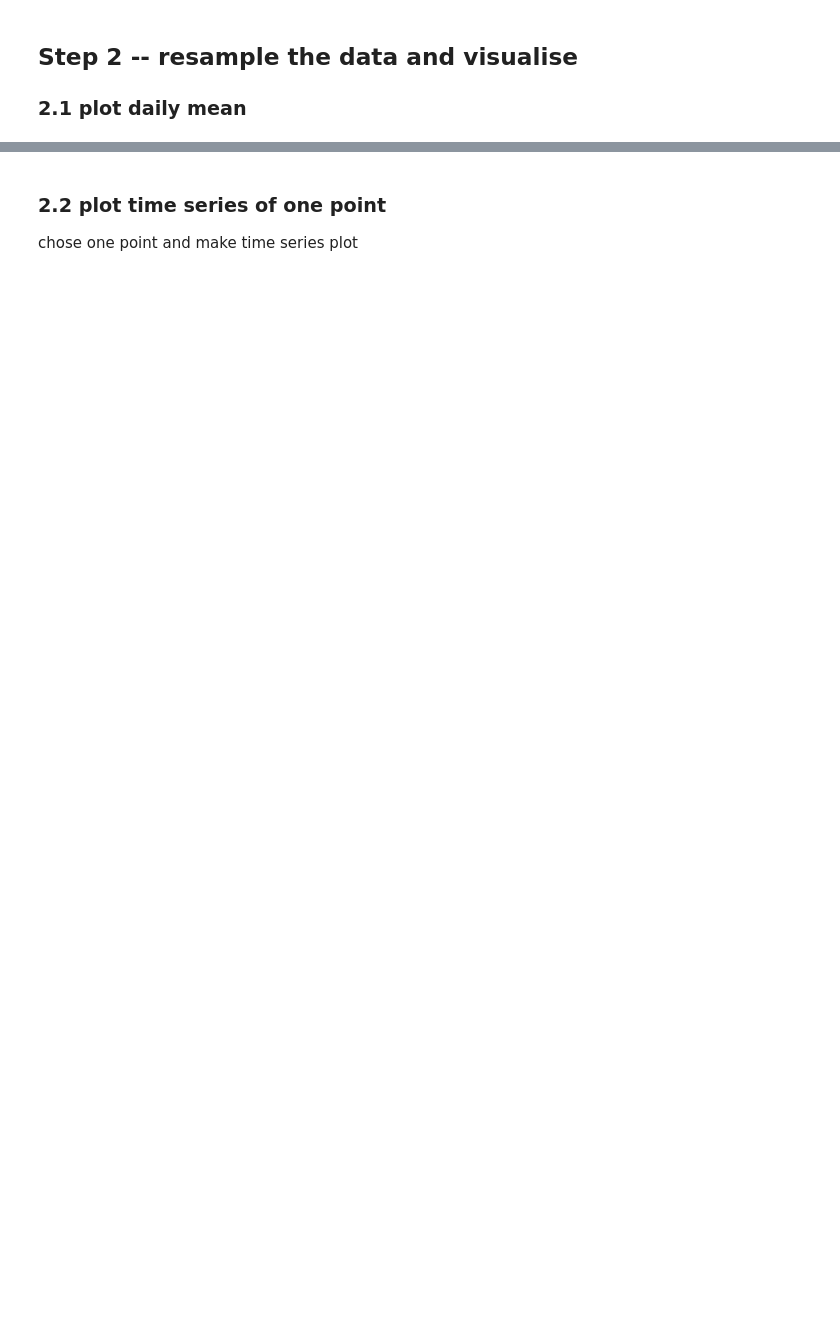
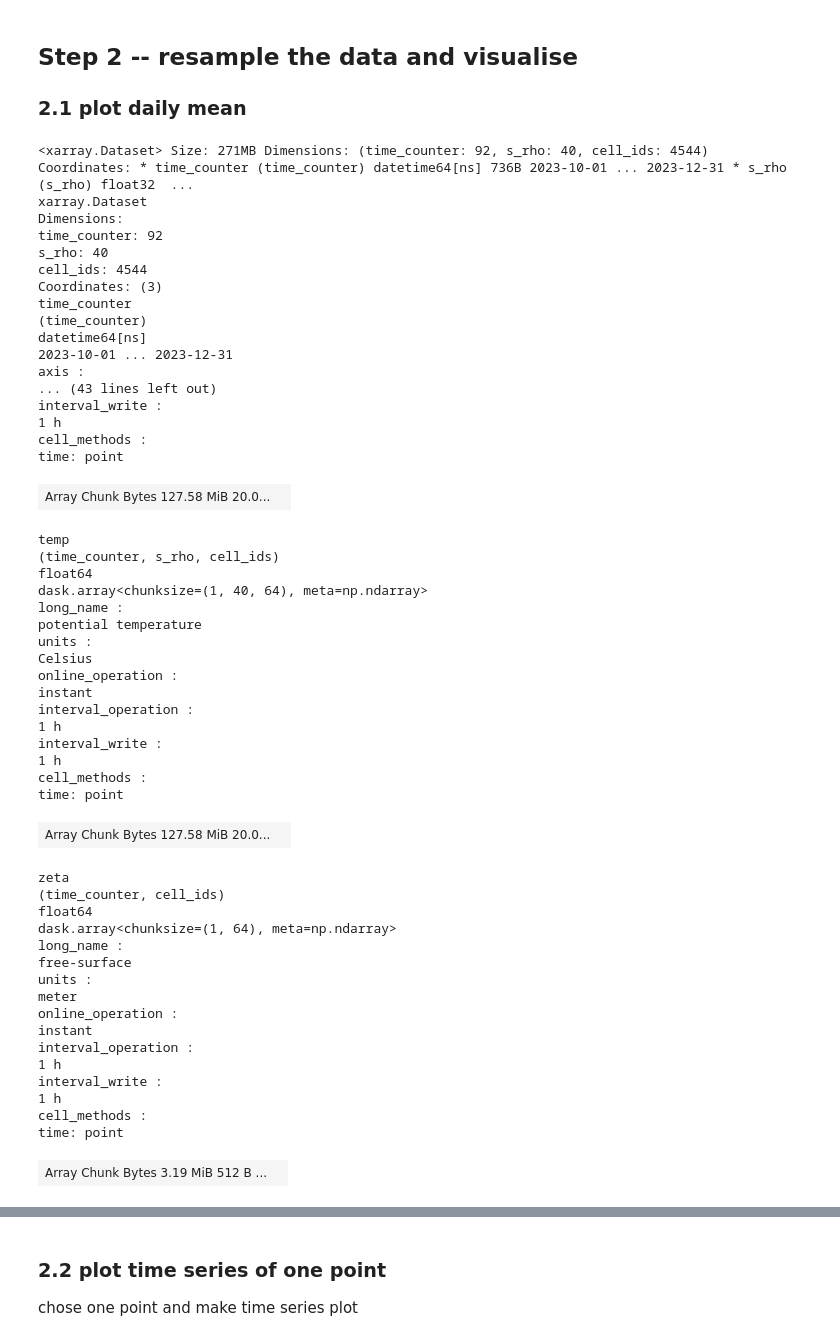
Before and after one commit to FAIR2Adapt/softwares_RIOMAR, a Jupyter notebook: notebook/load_and_plot.ipynb, the cells around one changed output, grey strips where cells are left out. Drawn from its saved outputs; the diff is of its cells as text; code cells hidden in the pictures; blank space fills up the shorter version.

```diff
--- a/notebook/load_and_plot.ipynb
+++ b/notebook/load_and_plot.ipynb
@@ -113,6 +199,62 @@ FileNotFoundError: /Users/annef/Documents/FAIR2Adapt/softwares_RIOMAR/notebook/r
 # %%
 # Make time monotonic (required for resample)
 
+ds = ds.sortby("time_counter")
 # Daily mean
-ds_mean_daily = ds.resample(time_counter="1D").mean(keep_attrs=True)
+ds_mean_daily = ds.resample(time_counter="1D").mean(
+    keep_attrs=True
+)
 ds_mean_daily
+# %% [output]
+<xarray.Dataset> Size: 271MB Dimensions: (time_counter: 92, s_rho: 40, cell_ids: 4544) Coordinates: * time_counter (time_counter) datetime64[ns] 736B 2023-10-01 ... 2023-12-31 * s_rho (s_rho) float32  ...
+xarray.Dataset
+Dimensions:
+time_counter: 92
+s_rho: 40
+cell_ids: 4544
+Coordinates: (3)
+time_counter
+(time_counter)
+datetime64[ns]
+2023-10-01 ... 2023-12-31
+axis :
+... (43 lines left out)
+interval_write :
+1 h
+cell_methods :
+time: point
+| Array Chunk Bytes 127.58 MiB 20.0... |  |
+temp
+(time_counter, s_rho, cell_ids)
+float64
+dask.array<chunksize=(1, 40, 64), meta=np.ndarray>
+long_name :
+potential temperature
+units :
+Celsius
+online_operation :
+instant
+interval_operation :
+1 h
+interval_write :
+1 h
+cell_methods :
+time: point
+| Array Chunk Bytes 127.58 MiB 20.0... |  |
+zeta
+(time_counter, cell_ids)
+float64
+dask.array<chunksize=(1, 64), meta=np.ndarray>
+long_name :
+free-surface
+units :
+meter
+online_operation :
+instant
+interval_operation :
+1 h
+interval_write :
+1 h
+cell_methods :
+time: point
+| Array Chunk Bytes 3.19 MiB 512 B ... |  |
```
Also changed, not shown: parts of 4 cells of this notebook.
